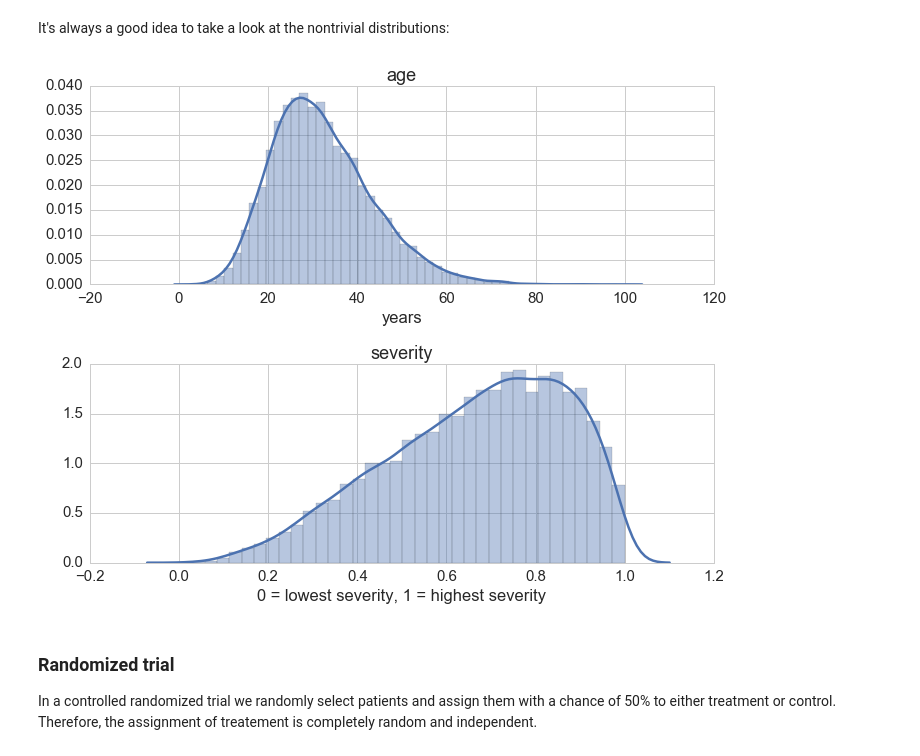
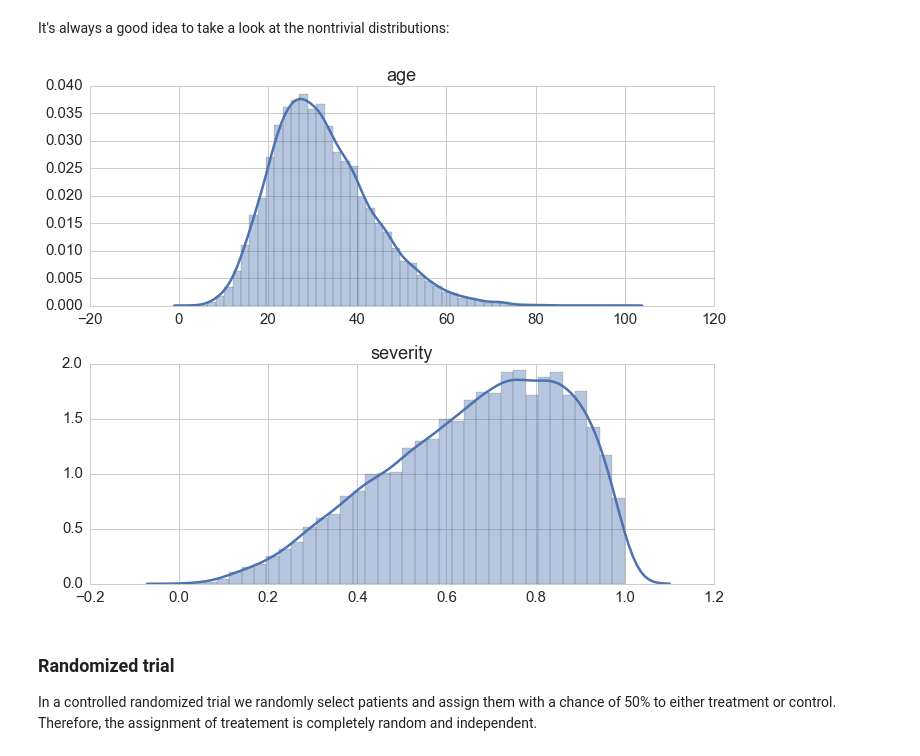
Before and after one commit to FlorianWilhelm/FlorianWilhelm.github.io, a Jupyter notebook: notebooks/causal_inference_propensity_score.ipynb, the cells around one changed output. Saved outputs shown, nothing was run; the diff lists cells and outputs as text; code cells hidden in the pictures.

```diff
--- a/notebooks/causal_inference_propensity_score.ipynb
+++ b/notebooks/causal_inference_propensity_score.ipynb
@@ -51,14 +51,12 @@ It's always a good idea to take a look at the nontrivial distributions:
 # %%
 f, (ax1, ax2) = plt.subplots(2)
 ax1.set_title('age')
-ax1.set_xlabel('years')
 ax2.set_title('severity')
-ax2.set_xlabel('0 = lowest severity, 1 = highest severity')
 sns.distplot(ages, ax=ax1)
 sns.distplot(severties, ax=ax2)
 plt.tight_layout();
 # %% [output]
-[figure, old version]
+[figure, new version]
 # %% [markdown]
 ### Randomized trial
 
```
Also changed, not shown: parts of 54 cells of this notebook, 16 other files.
